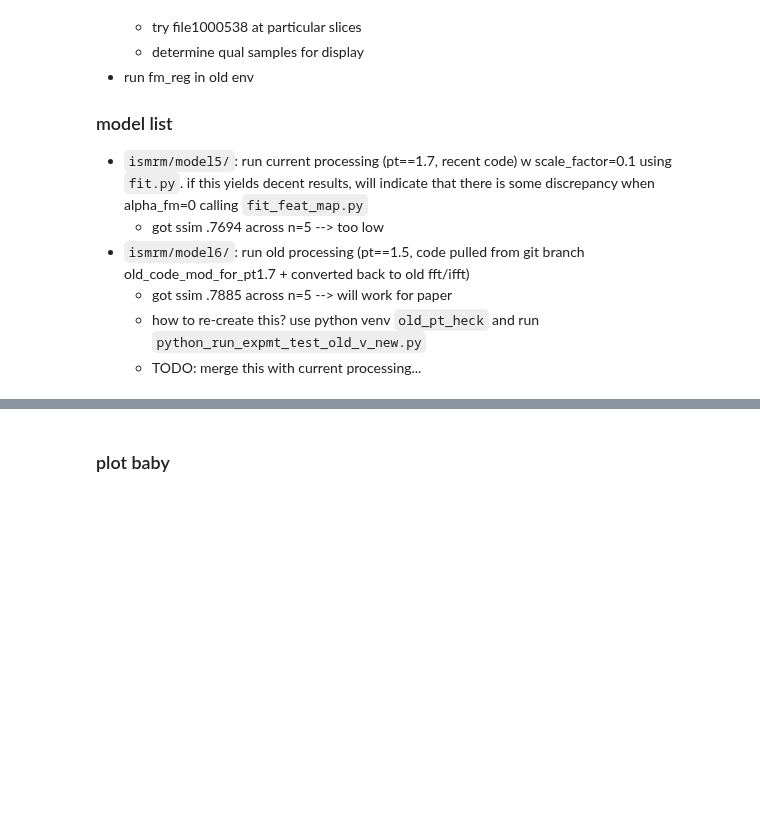
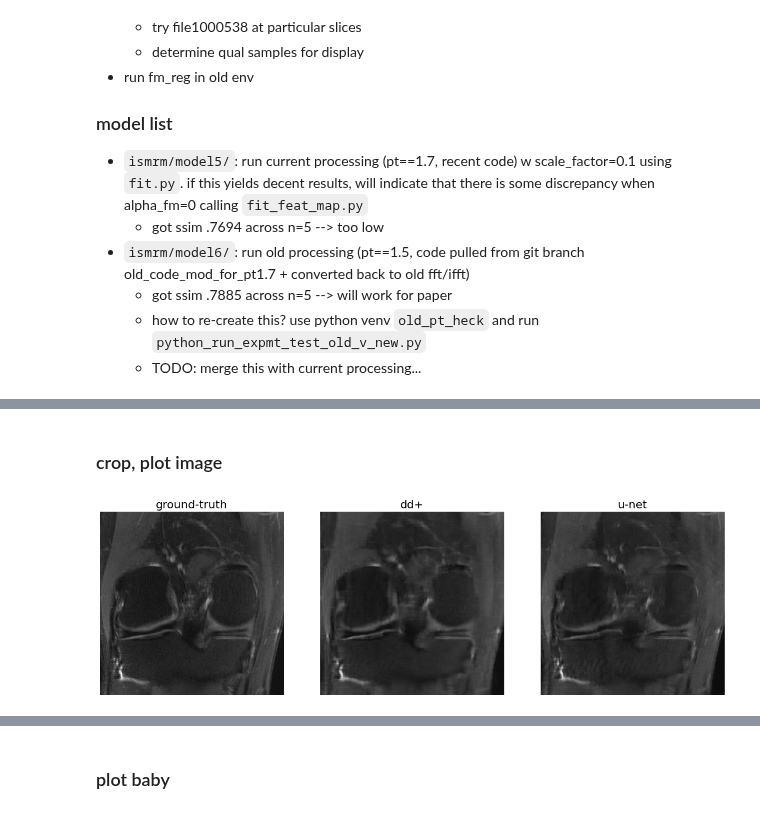
Before and after one commit to davevanveen/unsup_mri, a Jupyter notebook: ipynb/20201204_ismrm_fastmri_eval.ipynb, the cells around one changed output, grey strips where cells are left out. Saved outputs shown, nothing was run; the diff lists cells and outputs as text; code cells hidden in the pictures; blank space fills up the shorter version.

Commit message:
finalized plots

```diff
--- a/ipynb/20201204_ismrm_fastmri_eval.ipynb
+++ b/ipynb/20201204_ismrm_fastmri_eval.ipynb
@@ -202,5 +223,0 @@ u-net, expmt 2
-# %%
-for idx in np.arange(30):
-    print(file_id_list[idx])
-    plot_list(im_list[idx])
-    sys.exit()
@@ -210,0 +226,28 @@ SystemExit:
+# %%
+slice_idx_list = [29, 30, 31, 32]
+NUM_SAMPS = len(slice_idx_list)
+
+im_list = np.empty((NUM_SAMPS, NUM_VARS, DIM, DIM))
+metric_dc_list = np.empty((NUM_SAMPS, NUM_METRICS))
+metric_bl_list = np.empty((NUM_SAMPS, NUM_METRICS))
+
+file_id = '1000538'
+
+path_ss = path_recons + 'specific_slices/'
+
+for idx, slice_idx in enumerate(slice_idx_list):
+
+    img_gt = np.array(load_gt(file_id, slice_idx))
+    img_bl = load_fastmri_baseline(file_id, path_bl, slice_idx)
+
+    img_dc = np.load('{}{}_slice{}_dc.npy'.format(path_ss, file_id, slice_idx)).astype('float32')
+#     img_dc = np.load('{}{}_iter10000_alpha0.npy'.format(path_1, file_id))
+#     img_dc = np.load('{}0000_10k_{}_dc.npy'.format(path_4, file_id))
+
+    img_gt, img_dc = norm_imgs(img_gt, img_dc)
+    img_gt, img_bl = norm_imgs(img_gt, img_bl)
+
+    metric_dc_list[idx] = calc_metrics(img_gt, img_dc, imgs_already_normed=True)
+    metric_bl_list[idx] = calc_metrics(img_gt, img_bl, imgs_already_normed=True)
+
+    im_list[idx] = [np.flip(img_gt, 0), np.flip(img_dc, 0), np.flip(img_bl, 0)]
@@ -210,0 +272,14 @@ SystemExit:
+# %% [markdown]
+### crop, plot image
+# %%
+IDX_OI = 1 # corresponds to slice 30
+im_list_oi = im_list[IDX_OI]
+
+im_list_oi_ = []
+
+for idx, im in enumerate(im_list_oi):
+    im_list_oi_.append(im[40:310,30:300])
+
+plot_list(np.array(im_list_oi_))
+# %% [output]
+[figure, added]
```
Also changed, not shown: parts of 18 cells of this notebook, 2 other files.
